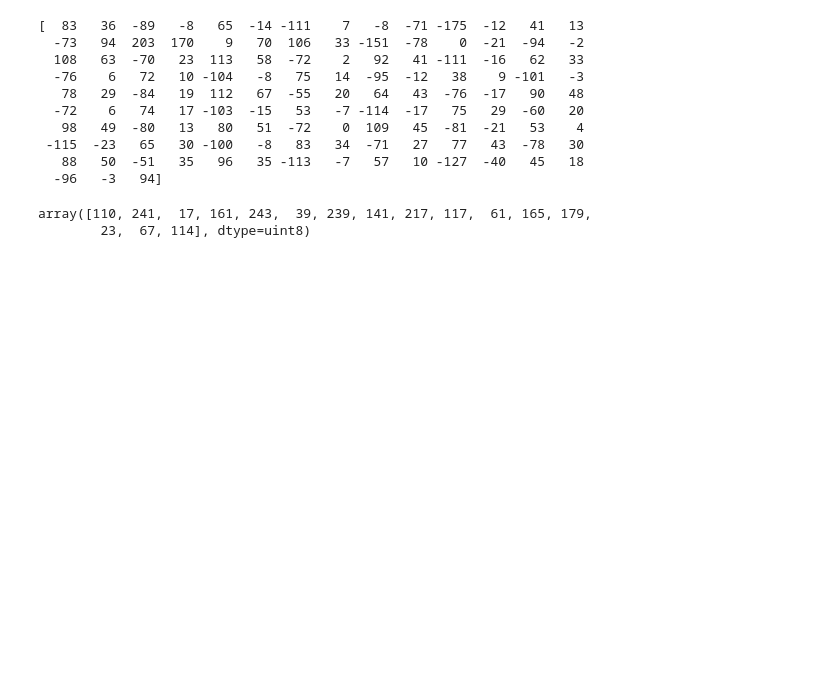
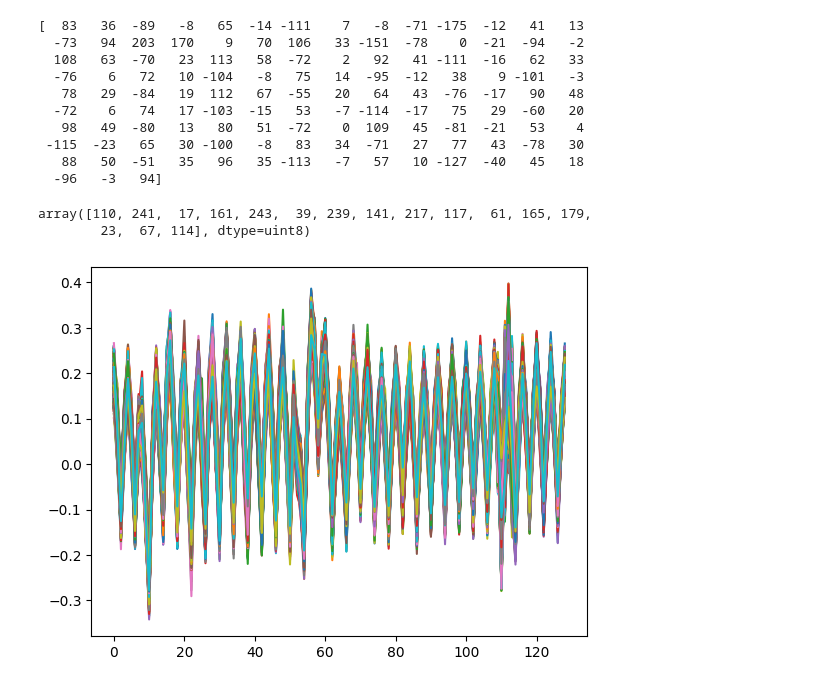
Before and after one commit to Re1own/Side_Channel_Attack, a Jupyter notebook: Power Analysis Attack/Belief_Propagation_Attack/Untitled1.ipynb, the cells around one changed output. Drawn from its saved outputs; the diff is of its cells as text; code cells hidden in the pictures; blank space fills up the shorter version.

Commit message:
update_traces

```diff
--- a/Power Analysis Attack/Belief_Propagation_Attack/Untitled1.ipynb
+++ b/Power Analysis Attack/Belief_Propagation_Attack/Untitled1.ipynb
@@ -121,0 +126,6 @@ array([110, 241,  17, 161, 243,  39, 239, 141, 217, 117,  61, 165, 179,
+# %%
+traces1 = np.load("D:\\side_channel_attack\\Traces\\AES_5000_fixed_key\\traces.npy")
+for i in traces1:
+    plt.plot(i)
+# %% [output]
+[figure, added]
```
Also changed, not shown: parts of 29 cells of this notebook, 8 other files.
